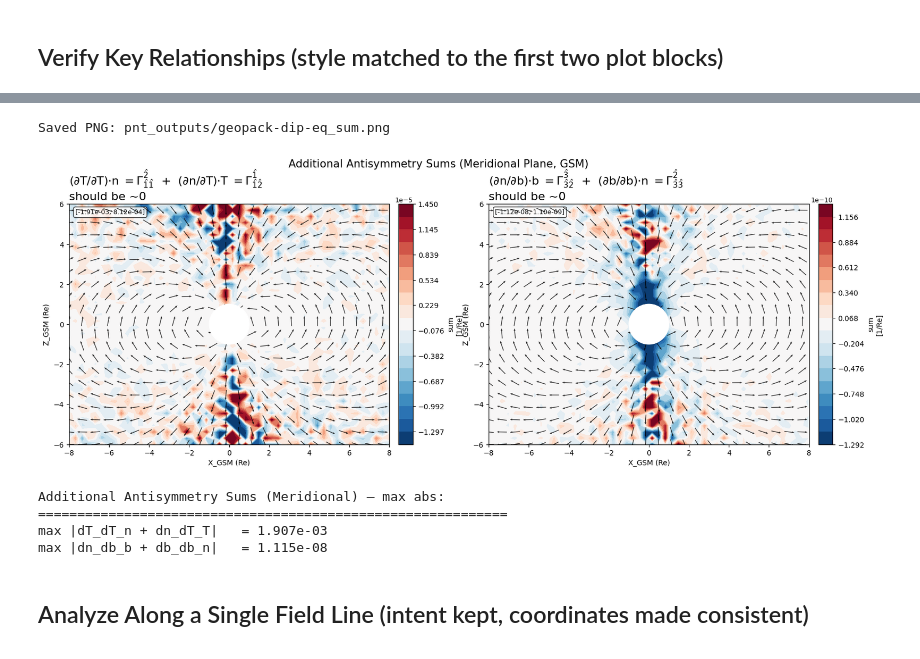
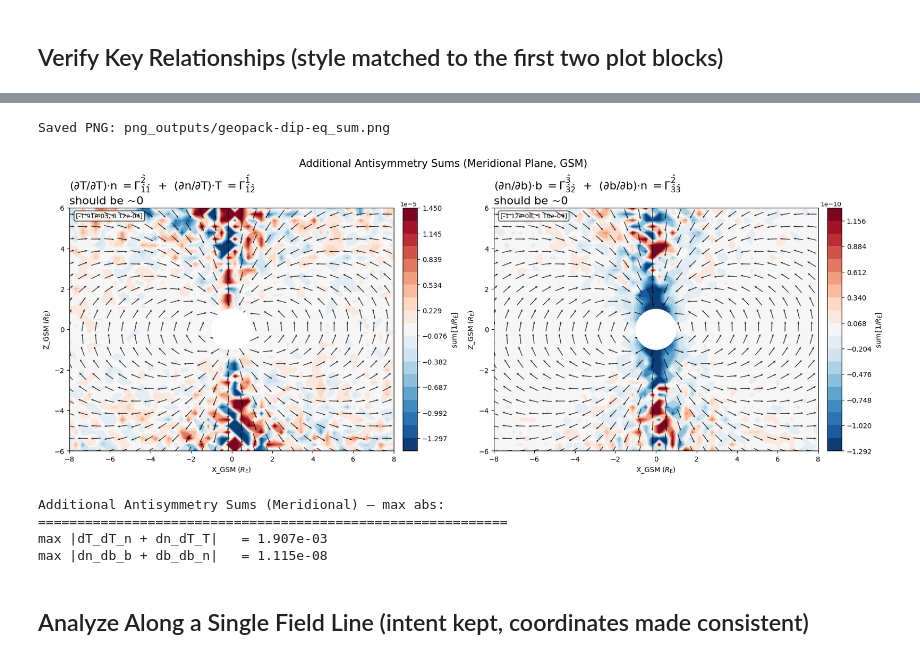
Before and after one commit to Butadiene/Mageometry, a Jupyter notebook: examples/notebooks/13_dipole_field_directional_derivatives.ipynb, the cells around one changed output, grey strips where cells are left out. Drawn from its saved outputs; the diff is of its cells as text; code cells hidden in the pictures.

```diff
--- a/examples/notebooks/13_dipole_field_directional_derivatives.ipynb
+++ b/examples/notebooks/13_dipole_field_directional_derivatives.ipynb
@@ -691,7 +715,7 @@ if "segments_mer" not in globals() or "dot_x_mer" not in globals() or "dot_z_mer
 sum_kappa_mer = params_mer["dT_dT_n"] + params_mer["dn_dT_T"]
 sum_bb_mer    = params_mer["dn_db_b"] + params_mer["db_db_n"]
 
-fig = plt.figure(figsize=(20, 6.5))
+fig = plt.figure(figsize=(20, 7))
 gs = GridSpec(1, 2, figure=fig, hspace=0.25, wspace=0.22)
 axes = [fig.add_subplot(gs[0, 0]), fig.add_subplot(gs[0, 1])]
 
@@ -703,8 +727,10 @@ if segments_mer is not None:
 if dot_x_mer.size > 0:
     ax.scatter(dot_x_mer, dot_z_mer, s=dot_size, marker='o', c='k', alpha=dot_alpha, linewidths=0)
 ax.add_patch(plt.Circle((0, 0), 1, color='white', zorder=10))
-ax.set_xlabel("X_GSM (Re)")
-ax.set_ylabel("Z_GSM (Re)")
+
+# --- CHANGED: Re -> R_E ---
+ax.set_xlabel(rf"X_GSM ({AXIS_UNIT_STR})")
+ax.set_ylabel(rf"Z_GSM ({AXIS_UNIT_STR})")
 set_panel_title(
     ax,
     r"(∂T/∂T)·n $=\Gamma^{\hat{2}}_{\hat{1}\hat{1}}$  +  (∂n/∂T)·T $=\Gamma^{\hat{1}}_{\hat{1}\hat{2}}$",
@@ -723,38 +749,39 @@ ax = axes[1]
 im = plot_scalar_on_grid(ax, X_mer, Z_mer, sum_bb_mer, "RdBu_r", "residual")
 if segments_mer is not None:
     add_micro_arrows(ax, segments_mer, alpha=0.8)
 if dot_x_mer.size > 0:
     ax.scatter(dot_x_mer, dot_z_mer, s=dot_size, marker='o', c='k', alpha=dot_alpha, linewidths=0)
 ax.add_patch(plt.Circle((0, 0), 1, color='white', zorder=10))
-ax.set_xlabel("X_GSM (Re)")
-ax.set_ylabel("Z_GSM (Re)")
+# --- CHANGED: Re -> R_E ---
+ax.set_xlabel(rf"X_GSM ({AXIS_UNIT_STR})")
+ax.set_ylabel(rf"Z_GSM ({AXIS_UNIT_STR})")
 set_panel_title(
     ax,
     r"(∂n/∂b)·b $=\Gamma^{\hat{3}}_{\hat{3}\hat{2}}$  +  (∂b/∂b)·n $=\Gamma^{\hat{2}}_{\hat{3}\hat{3}}$",
     "should be ~0"
 )
 ax.set_aspect("equal")
 add_colorbar(fig, ax, im, "sum")
 ax.text(
     0.02, 0.98, f"[{np.nanmin(sum_bb_mer):.2e}, {np.nanmax(sum_bb_mer):.2e}]",
     transform=ax.transAxes, fontsize=9, va='top',
     bbox=dict(boxstyle='round', facecolor='white', alpha=0.8)
 )
 
 fig.tight_layout(h_pad=TIGHT_HPAD, w_pad=TIGHT_WPAD, pad=0.3)
 fig.subplots_adjust(top=0.88)
 fig.suptitle("Additional Antisymmetry Sums (Meridional Plane, GSM)", fontsize=15, y=0.985)
-save_fig_png(fig, "geopack-dip-eq_sum.png", out_dir="pnt_outputs")  # ★追加
+save_fig_png(fig, "geopack-dip-eq_sum.png", out_dir="png_outputs")  # ★追加
 
 plt.show()
 
 print("Additional Antisymmetry Sums (Meridional) — max abs:")
 print("=" * 60)
 print(f"max |dT_dT_n + dn_dT_T|   = {np.nanmax(np.abs(sum_kappa_mer)):.3e}")
 print(f"max |dn_db_b + db_db_n|   = {np.nanmax(np.abs(sum_bb_mer)):.3e}")
 # %% [output]
-Saved PNG: pnt_outputs/geopack-dip-eq_sum.png
+Saved PNG: png_outputs/geopack-dip-eq_sum.png
-[figure, old version]
+[figure, new version]
 Additional Antisymmetry Sums (Meridional) — max abs:
 ============================================================
 max |dT_dT_n + dn_dT_T|   = 1.907e-03
```
Also changed, not shown: parts of 4 cells of this notebook, 6 other files.
